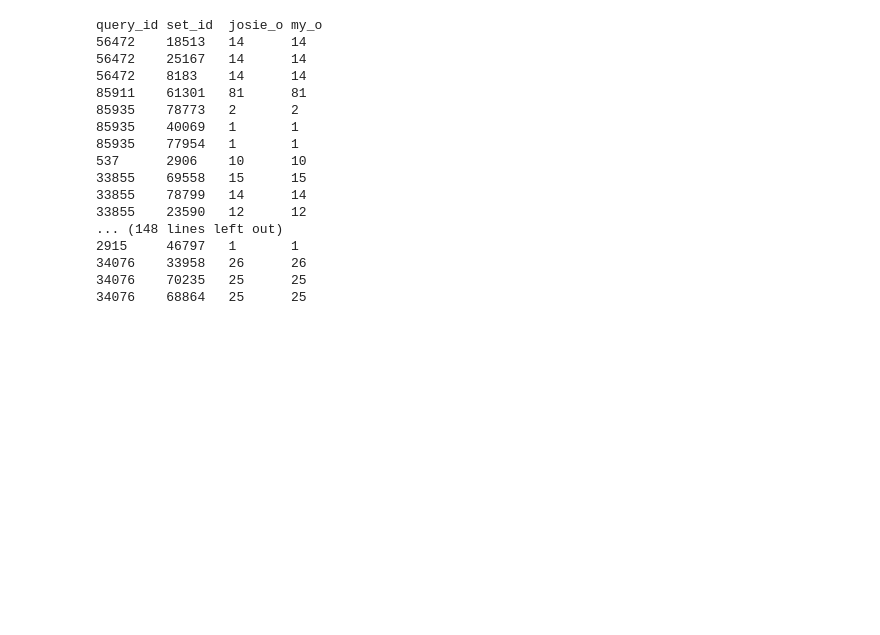
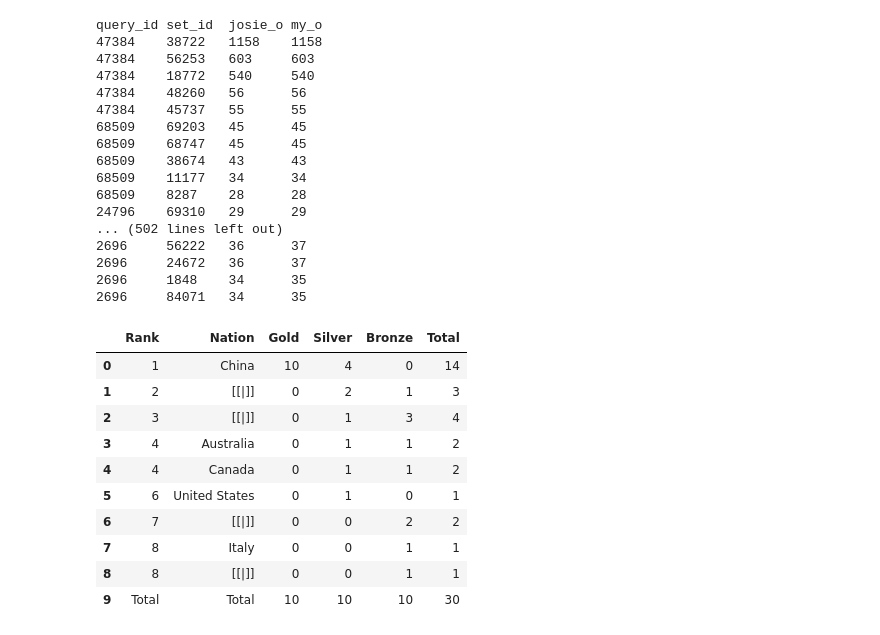
Before and after one commit to nanni00/datalake-table-finder, a Jupyter notebook: experiments/josie/check_correctness_josie_results.ipynb, the cells around one changed output. Cells and saved outputs as stored; diff of their text form; code cells hidden in the pictures; blank space fills up the shorter version.

```diff
--- a/experiments/josie/check_correctness_josie_results.ipynb
+++ b/experiments/josie/check_correctness_josie_results.ipynb
@@ -52,7 +35,5 @@ josie_res
 94 rows × 2 columns
 # %%
-import re
-
 print('query_id', 'set_id ', 'josie_o', 'my_o')
 for row in josie_res.itertuples(index=False):
     qid = row[0]
@@ -65,28 +46,47 @@ for row in josie_res.itertuples(index=False):
     for sid, o in zip(sids, overlaps):
         s_id2 = josie_sloth_ids[josie_sloth_ids['josie_id'] == int(sid)]['sloth_id'].values[0]
 
-        df1 = pd.read_csv(tables_csv_dir + '/' + s_id1, sep='\t')
-        df2 = pd.read_csv(tables_csv_dir + '/' + s_id2, sep='\t')
+        df1 = pd.read_csv(tables_csv_dir + '/' + s_id1)
+        df2 = pd.read_csv(tables_csv_dir + '/' + s_id2)
 
-        set1 = _create_set_with_all_tokens(df1)
-        set2 = _create_set_with_all_tokens(df2)
+        set1 = _create_set_with_set_semantic(df1)
+        set2 = _create_set_with_set_semantic(df2)
 
         print(qid, '\t', sid, '\t', o, '\t', len(set1.intersection(set2)))
+        if abs(len(set1.intersection(set2)) - int(o)) not in (0, 1):
+            print('Errore ', s_id1, s_id2)
 # %% [output]
 query_id set_id  josie_o my_o
-56472    18513   14      14
-56472    25167   14      14
-56472    8183    14      14
-85911    61301   81      81
-85935    78773   2       2
-85935    40069   1       1
-85935    77954   1       1
-537      2906    10      10
-33855    69558   15      15
-33855    78799   14      14
-33855    23590   12      12
-... (148 lines left out)
-2915     46797   1       1
-34076    33958   26      26
-34076    70235   25      25
-34076    68864   25      25
+47384    38722   1158    1158
+47384    56253   603     603
+47384    18772   540     540
+47384    48260   56      56
+47384    45737   55      55
+68509    69203   45      45
+68509    68747   45      45
+68509    38674   43      43
+68509    11177   34      34
+68509    8287    28      28
+24796    69310   29      29
+... (502 lines left out)
+2696     56222   36      37
+2696     24672   36      37
+2696     1848    34      35
+2696     84071   34      35
+# %%
+df1 = pd.read_csv(tables_csv_dir + f'/30476492-2')
+df2 = pd.read_csv(tables_csv_dir + f'/11383852-3')
+# %%
+df1.convert_dtypes()
+# %% [output]
+|  | Rank | Nation | Gold | Silver | Bronze | Total |
+| 0 | 1 | China | 10 | 4 | 0 | 14 |
+| 1 | 2 | [[|]] | 0 | 2 | 1 | 3 |
+| 2 | 3 | [[|]] | 0 | 1 | 3 | 4 |
+| 3 | 4 | Australia | 0 | 1 | 1 | 2 |
+| 4 | 4 | Canada | 0 | 1 | 1 | 2 |
+| 5 | 6 | United States | 0 | 1 | 0 | 1 |
+| 6 | 7 | [[|]] | 0 | 0 | 2 | 2 |
+| 7 | 8 | Italy | 0 | 0 | 1 | 1 |
+| 8 | 8 | [[|]] | 0 | 0 | 1 | 1 |
+| 9 | Total | Total | 10 | 10 | 10 | 30 |
```
Also changed, not shown: parts of 6 cells of this notebook, 9 other files.
